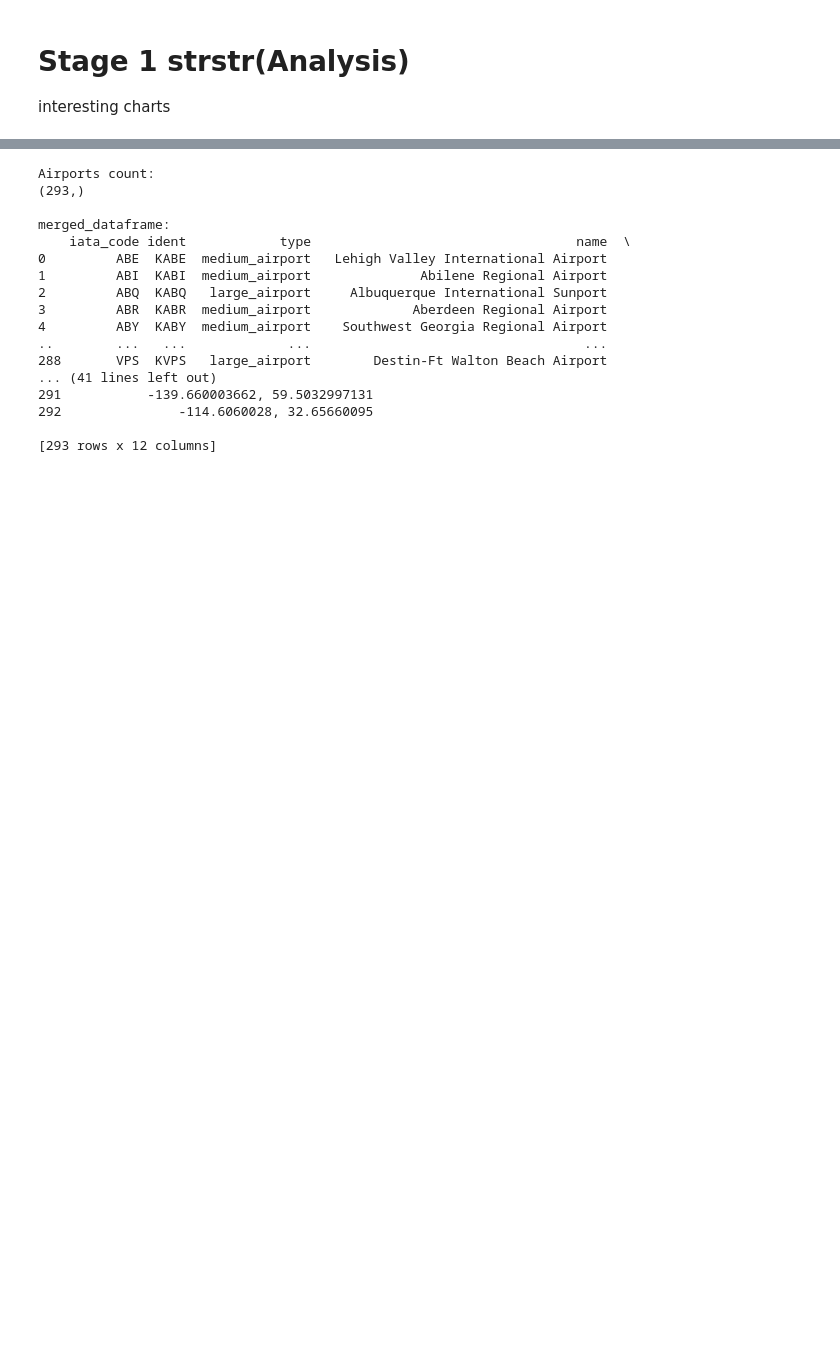
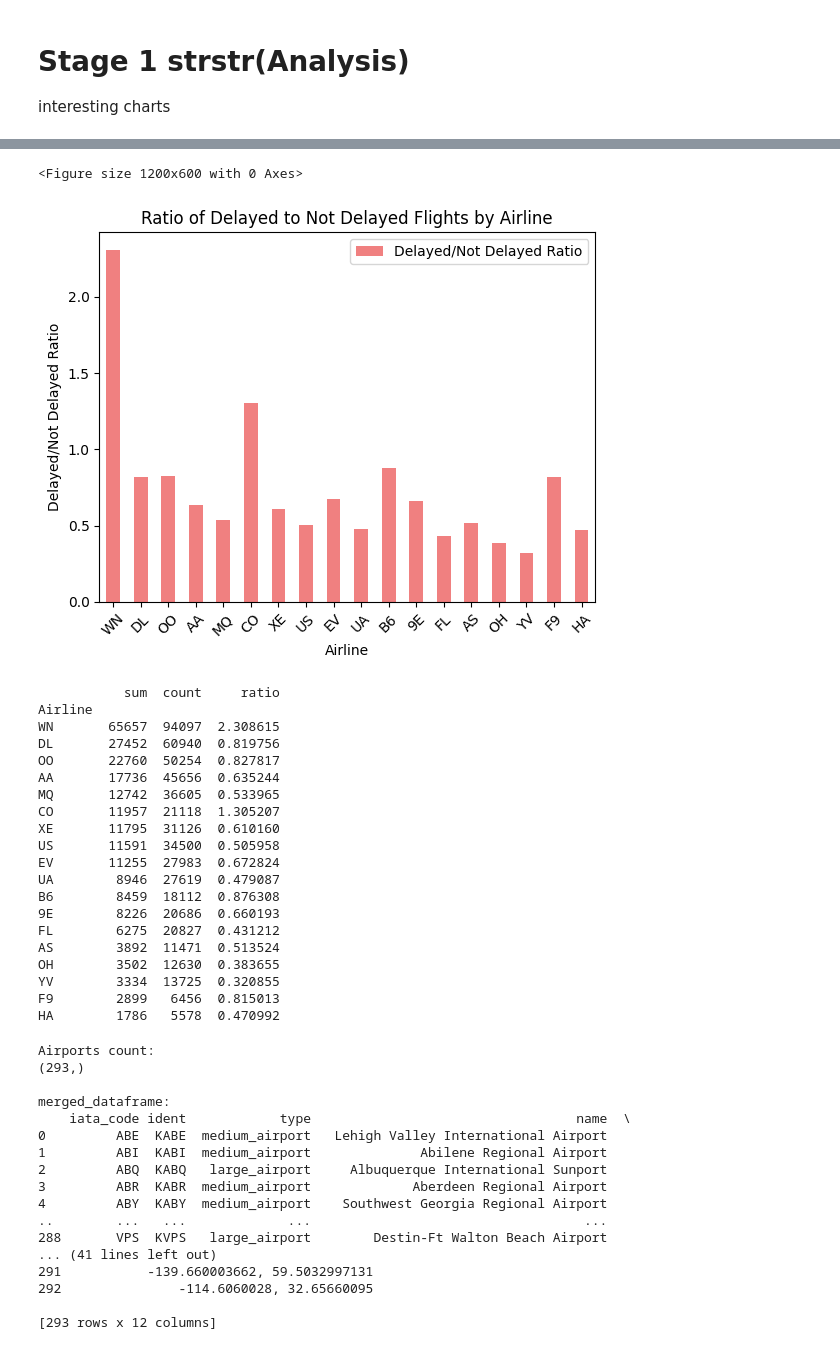
Before and after one commit to Timbo003/AT_IT, a Jupyter notebook: code.ipynb, the cells around one changed output, grey strips where cells are left out. Drawn from its saved outputs; the diff is of its cells as text; code cells hidden in the pictures; blank space fills up the shorter version.

```diff
--- a/code.ipynb
+++ b/code.ipynb
@@ -170,3 +172,50 @@ No duplicates id
+# %%
+# Farben für Delayed und Not Delayed festlegen
+colors = ['lightcoral', 'skyblue']
+
+# Chart of Country and Delay Count
+delay_counts_by_airline = df.groupby('Airline')['Delay'].agg(['sum', 'count'])
+delay_counts_by_airline = delay_counts_by_airline.sort_values(by='sum', ascending=False)
+
+# Calculate the ratio of delayed to non-delayed flights
+delay_counts_by_airline['ratio'] = delay_counts_by_airline['sum'] / (delay_counts_by_airline['count'] - delay_counts_by_airline['sum'])
+
+# Create a new DataFrame for the ratio
+delay_counts_by_airline_ratio = delay_counts_by_airline[['ratio']].copy()
+
+plt.figure(figsize=(12, 6))
+delay_counts_by_airline_ratio.plot(kind='bar', color=colors[0])
+plt.xlabel('Airline')
+plt.ylabel('Delayed/Not Delayed Ratio')
+plt.title('Ratio of Delayed to Not Delayed Flights by Airline')
+plt.legend(['Delayed/Not Delayed Ratio'])
+plt.xticks(rotation=45)
+plt.show()
+
+print(delay_counts_by_airline)
+# %% [output]
+<Figure size 1200x600 with 0 Axes>
+[figure, added]
+           sum  count     ratio
+Airline
+WN       65657  94097  2.308615
+DL       27452  60940  0.819756
+OO       22760  50254  0.827817
+AA       17736  45656  0.635244
+MQ       12742  36605  0.533965
+CO       11957  21118  1.305207
+XE       11795  31126  0.610160
+US       11591  34500  0.505958
+EV       11255  27983  0.672824
+UA        8946  27619  0.479087
+B6        8459  18112  0.876308
+9E        8226  20686  0.660193
+FL        6275  20827  0.431212
+AS        3892  11471  0.513524
+OH        3502  12630  0.383655
+YV        3334  13725  0.320855
+F9        2899   6456  0.815013
+HA        1786   5578  0.470992
 # %%
 dfFrom = df["AirportFrom"].unique()
 dfTo = df["AirportTo"].unique()
```
Also changed, not shown: parts of 3 cells of this notebook.
